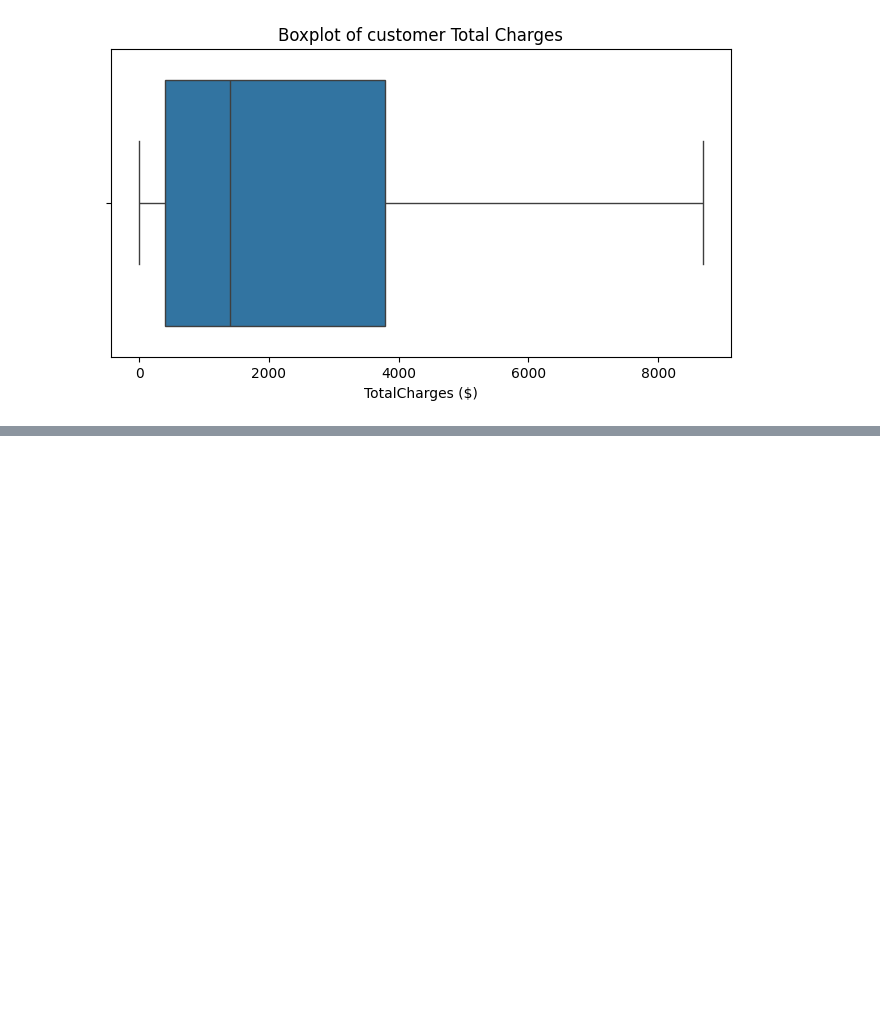
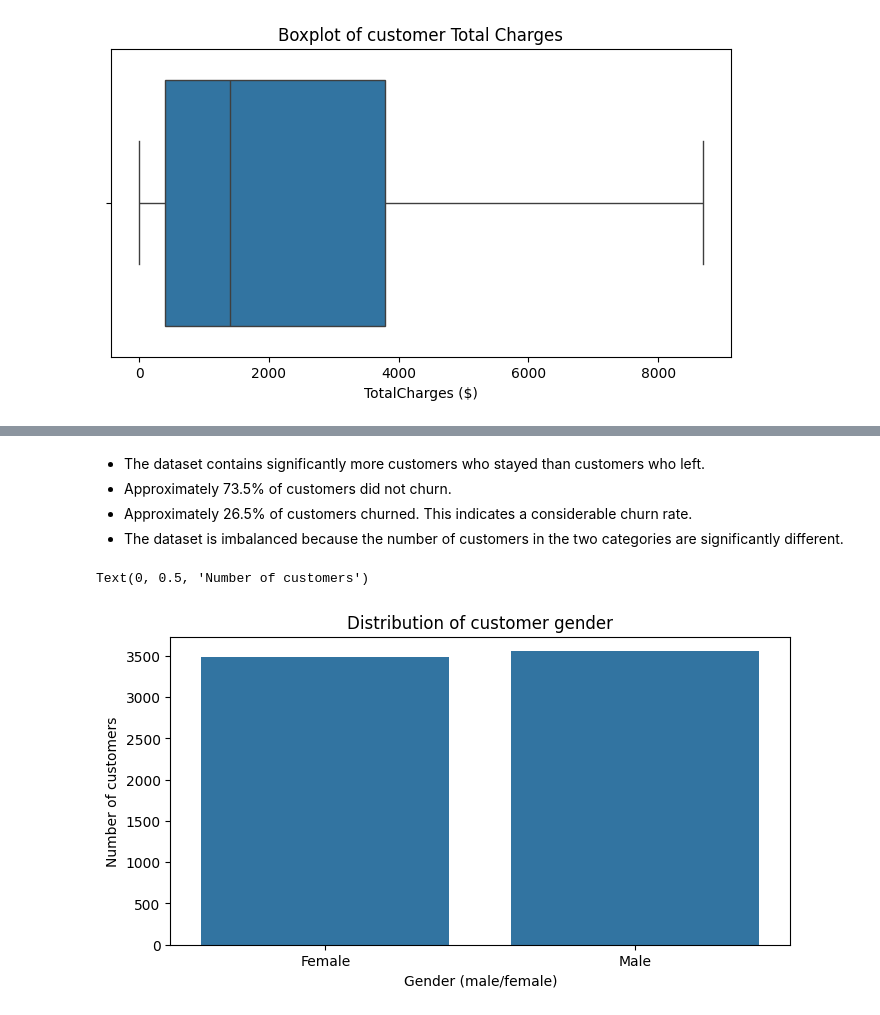
Before and after one commit to dheeraj59/Telco-Customer-Churn-EDA, a Jupyter notebook: eda.ipynb, the cells around one changed output, grey strips where cells are left out. Drawn from its saved outputs; the diff is of its cells as text; code cells hidden in the pictures; blank space fills up the shorter version.

```diff
--- a/eda.ipynb
+++ b/eda.ipynb
@@ -463,0 +473,14 @@ Text(0.5, 0, 'TotalCharges ($)')
+# %% [markdown]
+- The dataset contains significantly more customers who stayed than customers who left.
+- Approximately 73.5% of customers did not churn.
+- Approximately 26.5% of customers churned. This indicates a considerable churn rate.
+- The dataset is imbalanced because the number of customers in the two categories are significantly different.
+# %%
+plt.figure(figsize=(8,4))
+sns.countplot(data = df, x = "gender")
+plt.title("Distribution of customer gender")
+plt.xlabel("Gender (male/female)")
+plt.ylabel("Number of customers")
+# %% [output]
+Text(0, 0.5, 'Number of customers')
+[figure, added]
```
Also changed, not shown: parts of 14 cells of this notebook.
